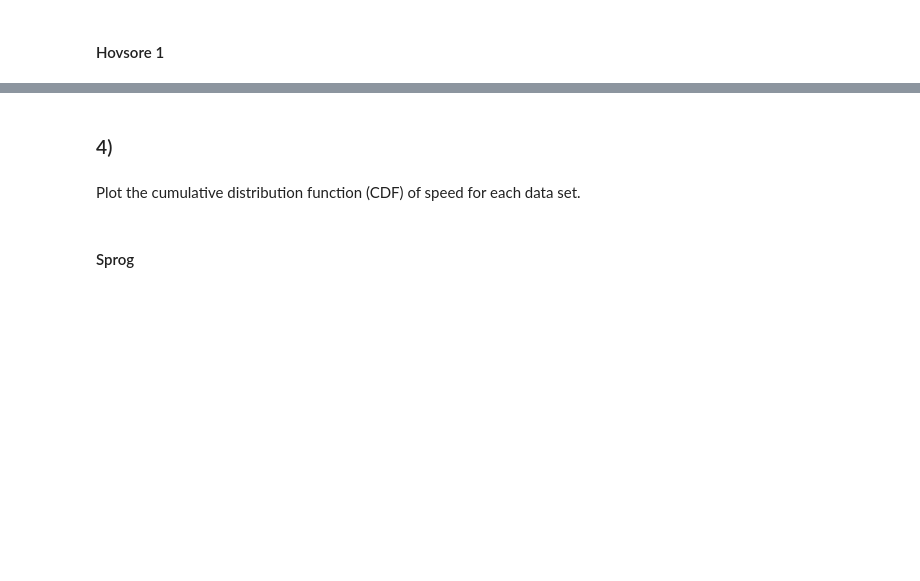
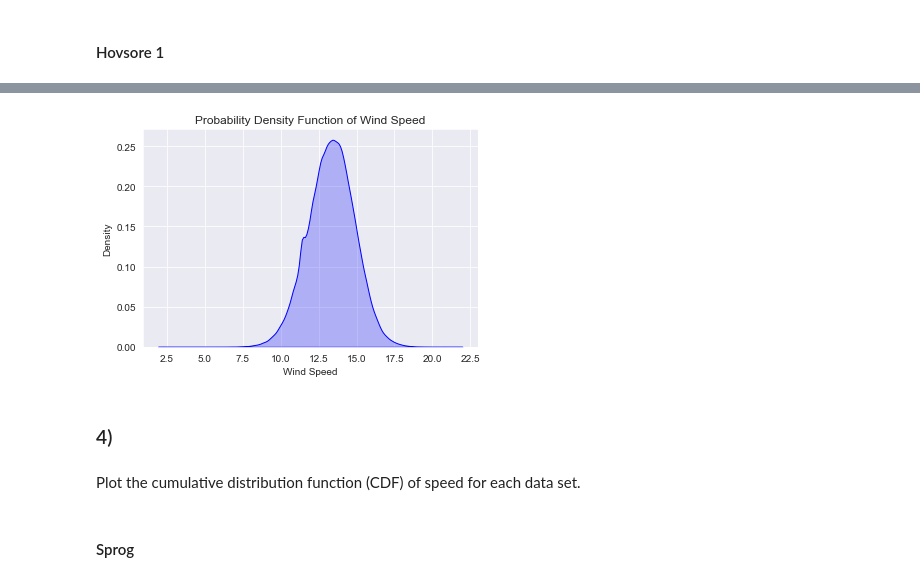
Before and after one commit to AlexDelBarco/IMWE, a Jupyter notebook: Assignment_1.ipynb, the cells around one changed output, grey strips where cells are left out. Drawn from its saved outputs; the diff is of its cells as text; code cells hidden in the pictures; blank space fills up the shorter version.

```diff
--- a/Assignment_1.ipynb
+++ b/Assignment_1.ipynb
@@ -385,28 +401,26 @@ hovsore_1
 | 287999 | 201603012350 | 12.83 |
 288000 rows × 2 columns
 # %%
-import matplotlib.pyplot as plt
-import seaborn as sns
-
-# Assuming your DataFrame 'sprog' has a column called 'wind_speed'
-#wind_speed = hovsore_1['wind_speed']
+wind_speed = hovsore_1['sm_vel_component'].dropna()
 
 # Create the plot
-#sns.kdeplot(wind_speed, fill=True, color="blue")
+sns.kdeplot(wind_speed, fill=True, color="blue")
 
 # Adding title and labels
-#plt.title('Probability Density Function of Wind Speed')
-#plt.xlabel('Wind Speed')
-#plt.ylabel('Density')
+plt.title('Probability Density Function of Wind Speed')
+plt.xlabel('Wind Speed')
+plt.ylabel('Density')
+
+# Save the plot to a file instead of showing it
+plt.savefig('Task_3_2_wind_speed_pdf_hovsore1.png', dpi=300)  # Save it as a PNG file
 
 # Display the plot
-#plt.show()
-
-# Save the plot to a file instead of showing it
-#plt.savefig('wind_speed_pdf_hovsore1.png')  # Save it as a PNG file
+plt.show()
 
 # Optionally, you can clear the figure to free up memory for future plots
 #plt.clf()
+# %% [output]
+[figure, added]
 # %% [markdown]
 ### 4)
 # %% [markdown]
```
Also changed, not shown: parts of 16 cells of this notebook, 4 other files.
